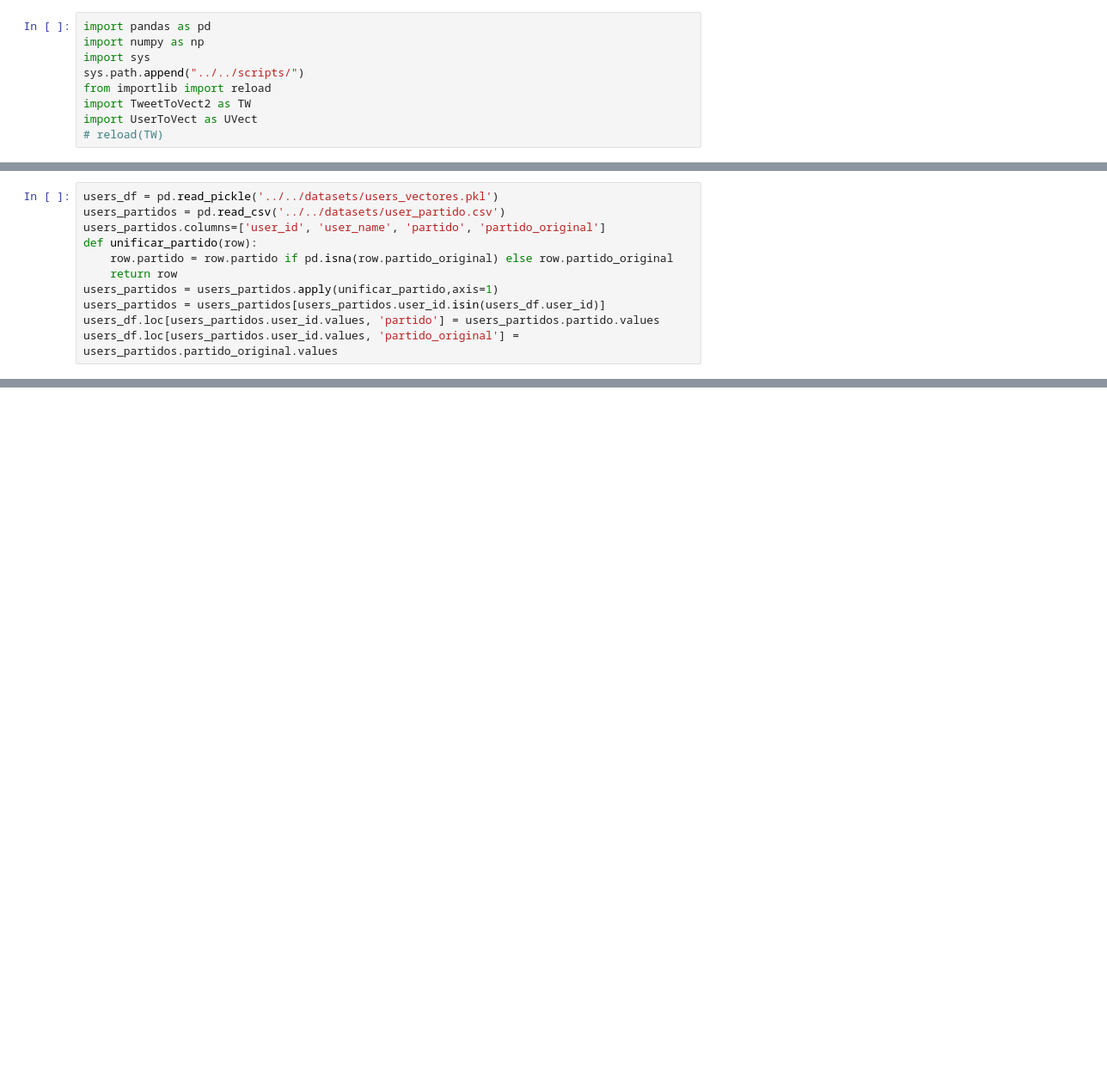
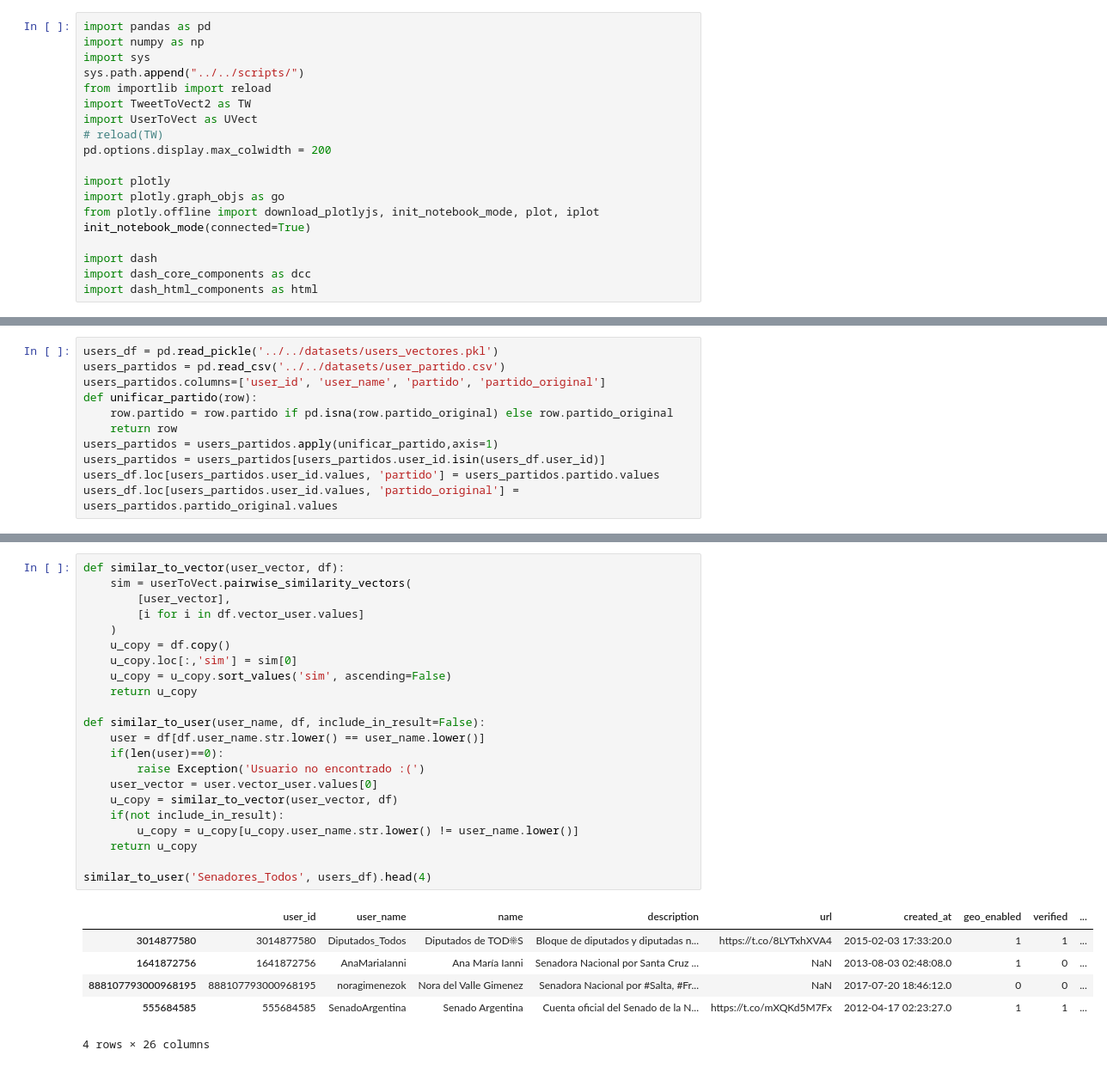
Before and after one commit to matiasngf/twitter_ai, a Jupyter notebook: notebooks/Experiments/TransformEmbeddings.ipynb, the cells around one changed output, grey strips where cells are left out. Shown: that part at 86% size. Cells and saved outputs as stored; diff of their text form; blank space fills up the shorter version.

```diff
--- a/notebooks/Experiments/TransformEmbeddings.ipynb
+++ b/notebooks/Experiments/TransformEmbeddings.ipynb
@@ -7,3 +7,13 @@ from importlib import reload
 import TweetToVect2 as TW
 import UserToVect as UVect
 # reload(TW)
+pd.options.display.max_colwidth = 200
+
+import plotly
+import plotly.graph_objs as go
+from plotly.offline import download_plotlyjs, init_notebook_mode, plot, iplot
+init_notebook_mode(connected=True)
+
+import dash
+import dash_core_components as dcc
+import dash_html_components as html
@@ -33,0 +63,29 @@ users_partidos.head()
+# %%
+def similar_to_vector(user_vector, df):
+    sim = userToVect.pairwise_similarity_vectors(
+        [user_vector],
+        [i for i in df.vector_user.values]
+    )
+    u_copy = df.copy()
+    u_copy.loc[:,'sim'] = sim[0]
+    u_copy = u_copy.sort_values('sim', ascending=False)
+    return u_copy
+
+def similar_to_user(user_name, df, include_in_result=False):
+    user = df[df.user_name.str.lower() == user_name.lower()]
+    if(len(user)==0):
+        raise Exception('Usuario no encontrado :(')
+    user_vector = user.vector_user.values[0]
+    u_copy = similar_to_vector(user_vector, df)
+    if(not include_in_result):
+        u_copy = u_copy[u_copy.user_name.str.lower() != user_name.lower()]
+    return u_copy
+
+similar_to_user('Senadores_Todos', users_df).head(4)
+# %% [output]
+|  | user_id | user_name | name | description | url | created_at | geo_enabled | verified | ... |
+| 3014877580 | 3014877580 | Diputados_Todos | Diputados de TOD☀S | Bloque de diputados y diputadas n... | https://t.co/8LYTxhXVA4 | 2015-02-03 17:33:20.0 | 1 | 1 | ... |
+| 1641872756 | 1641872756 | AnaMariaIanni | Ana María Ianni | Senadora Nacional por Santa Cruz ... | NaN | 2013-08-03 02:48:08.0 | 1 | 0 | ... |
+| 888107793000968195 | 888107793000968195 | noragimenezok | Nora del Valle Gimenez | Senadora Nacional por #Salta, #Fr... | NaN | 2017-07-20 18:46:12.0 | 0 | 0 | ... |
+| 555684585 | 555684585 | SenadoArgentina | Senado Argentina | Cuenta oficial del Senado de la N... | https://t.co/mXQKd5M7Fx | 2012-04-17 02:23:27.0 | 1 | 1 | ... |
+4 rows × 26 columns
```
Also changed, not shown: parts of 15 cells of this notebook, 1 other file.
